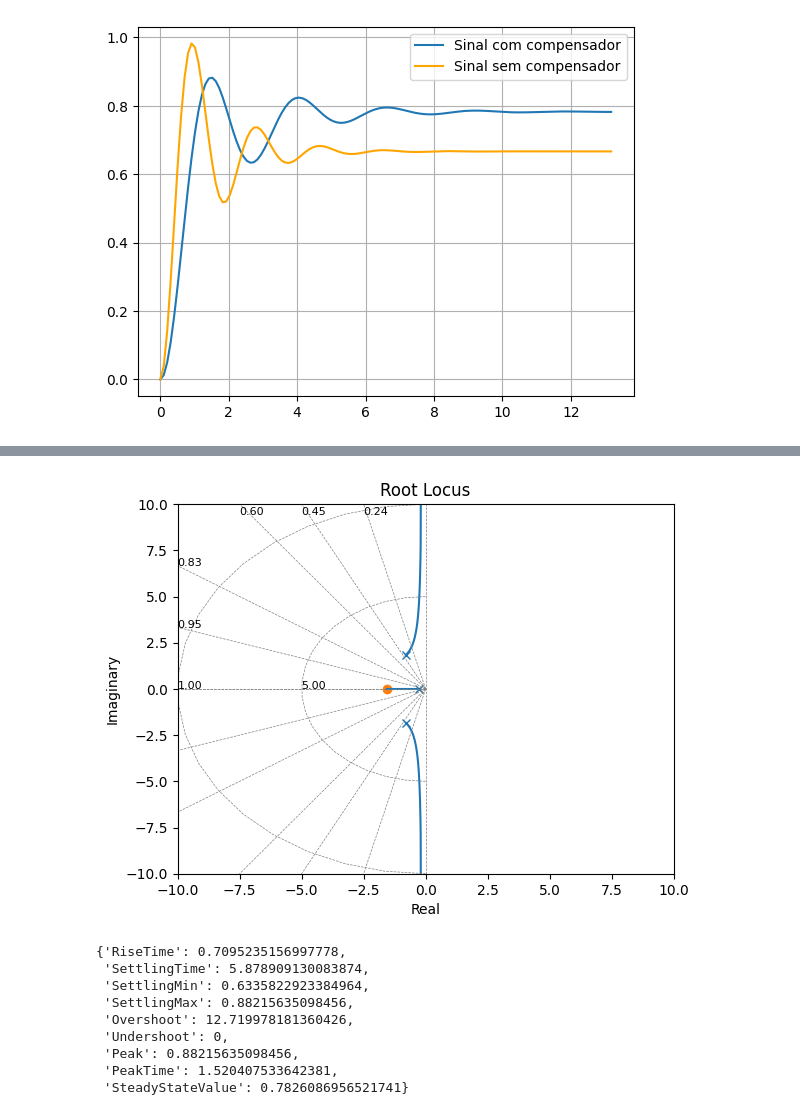
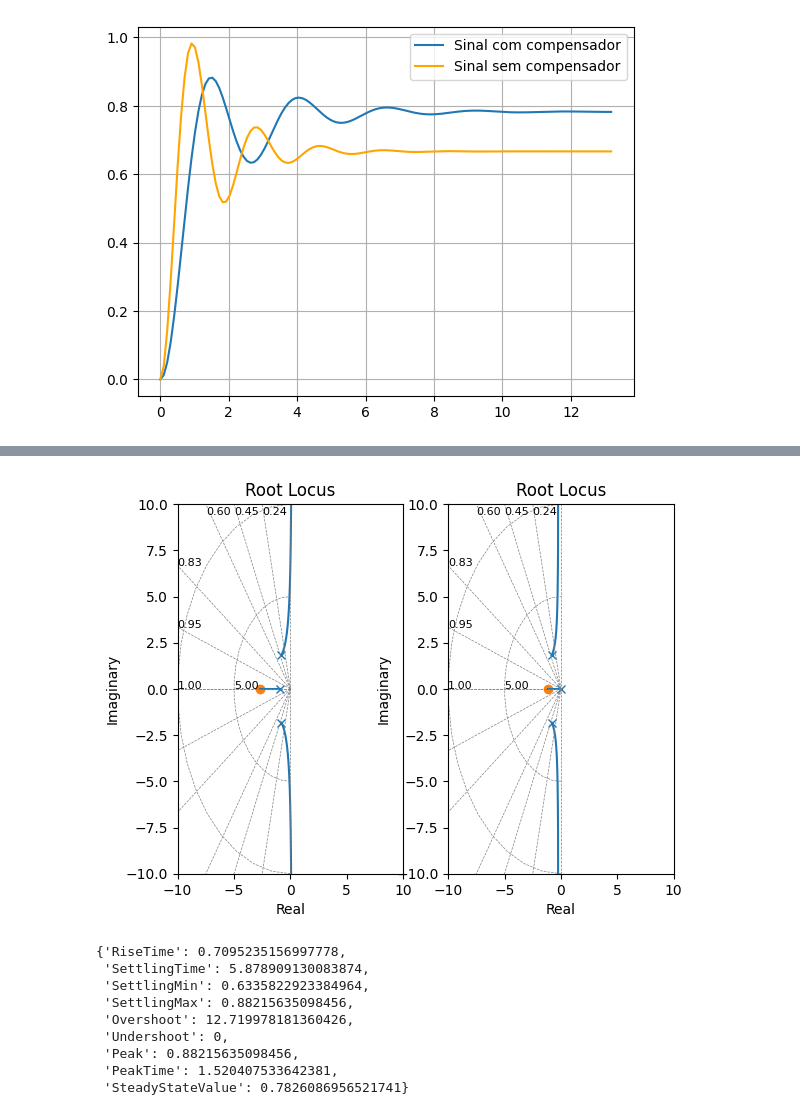
Before and after one commit to JoaoYukio/PCO119, a Jupyter notebook: Atividade 5/Atividade5.ipynb, the cells around one changed output, grey strips where cells are left out. Saved outputs shown, nothing was run; the diff lists cells and outputs as text; code cells hidden in the pictures.

```diff
--- a/Atividade 5/Atividade5.ipynb
+++ b/Atividade 5/Atividade5.ipynb
@@ -139,4 +139,4 @@ Frequência associada com a margem de ganho:  nan Rad/seg
 
 Frequência associada com a margem de fase:  3.1879476381760603 Rad/seg
 # %%
-a0 = 1.8
+a0 = 0.8
@@ -148,2 +143,2 @@ control.bode(Gs, dB=True, Hz=False, omega_limits=(0.1, 10), plot=True);
 # %%
-magJW, phase, omega = control.bode(Gs, dB =True,omega = 2)
+magJW, phase, omega = control.bode(Gs, dB =True,omega = 2, plot=False)
@@ -217,0 +211,3 @@ $$\frac{9.271 s + 14.4}{3.634 s^3 + 6.814 s^2 + 16.14 s + 4}$$
+# %%
+SisCont2 = control.series(Gs, Cav)
+SisCont2
@@ -280,8 +296,11 @@ plt.grid()
 # %%
 # Root locus
+plt.subplot(121)
 control.rlocus(SisCont, kvect=np.linspace(0, 10, 1000), xlim=(-10, 10), ylim=(-10, 10), plot=True);
+plt.subplot(122)
+control.rlocus(SisCont2, kvect=np.linspace(0, 10, 1000), xlim=(-10, 10), ylim=(-10, 10), plot=True);
 # %% [output]
-[figure, old version]
+[figure, new version]
 # %%
 control.step_info(control.feedback(SisCont))
 # %% [output]
```
Also changed, not shown: parts of 19 cells of this notebook.
